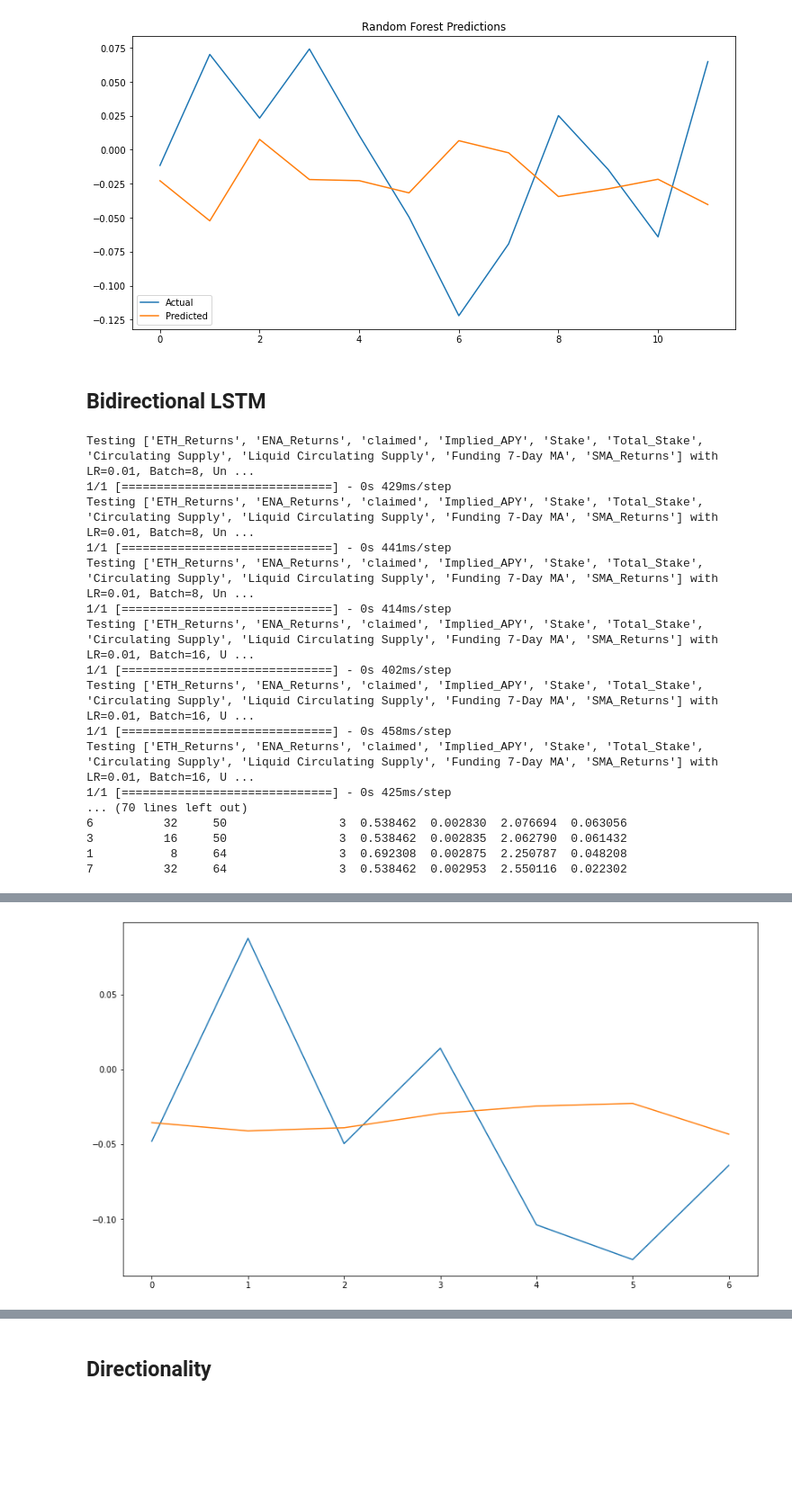
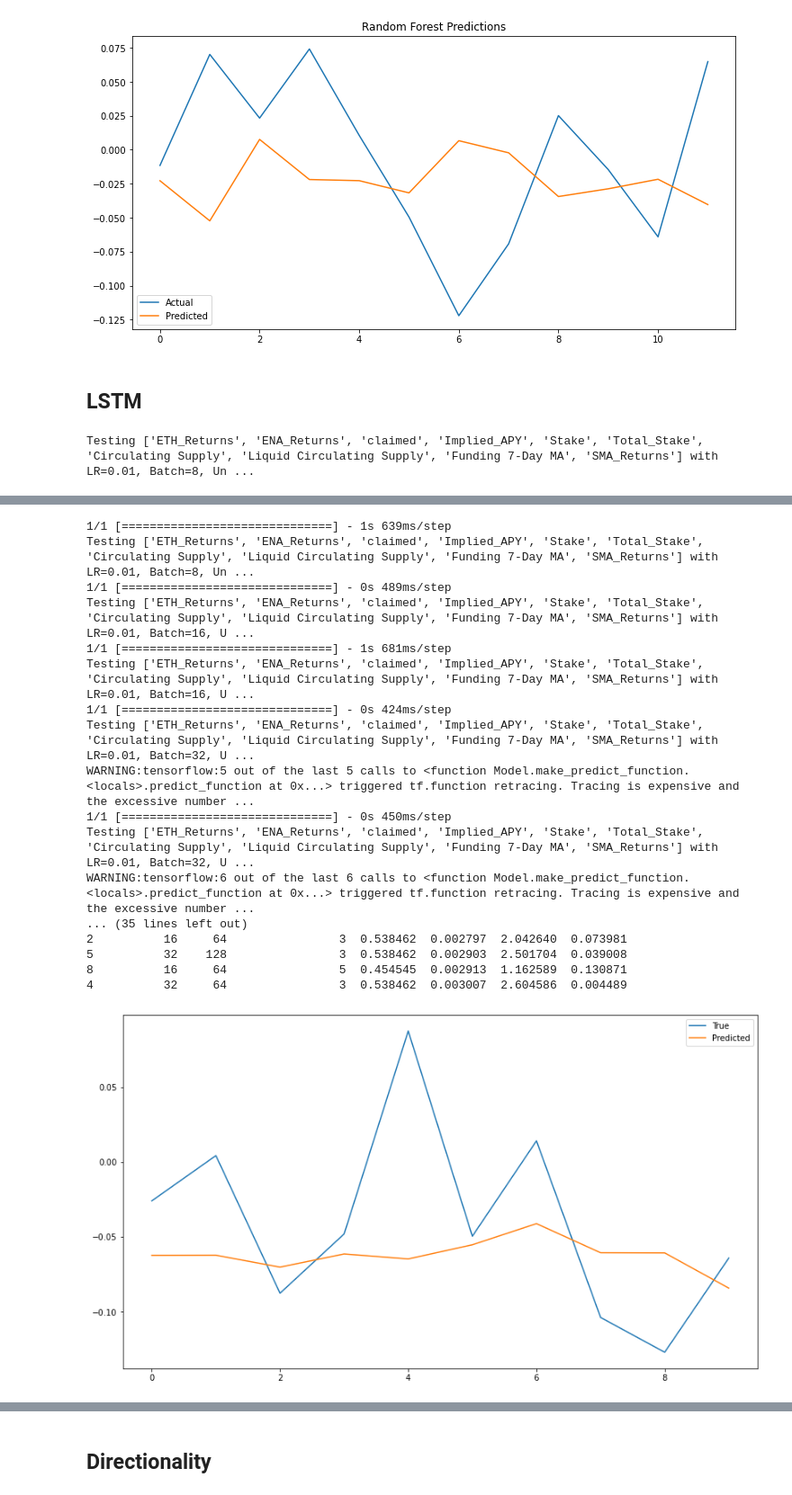
Before and after one commit to setamies/ena_analysis, a Jupyter notebook: ENA_Analysis.ipynb, the cells around one changed output, grey strips where cells are left out. Shown: that part at 90% size. Saved outputs shown, nothing was run; the diff lists cells and outputs as text; code cells hidden in the pictures; blank space fills up the shorter version.

```diff
--- a/ena_analysis_backtest_new.ipynb
+++ b/ENA_Analysis.ipynb
@@ -66,7 +60,7 @@ def merge_supply(df, supply_df, stake_column):
 # %%
 # Load data
-df = pd.read_csv('ena_1h_data.csv')
-df_daily = pd.read_csv('ena_1d_data.csv')
+df = pd.read_csv('data/ena_1h_data.csv')
+df_daily = pd.read_csv('data/ena_1d_data.csv')
 
 # Convert 'Datetime' columns to datetime type
 df, df_daily = to_datetime(df, ['Datetime']), to_datetime(df_daily, ['Datetime'])
@@ -358,0 +250,17 @@ df_daily = df_daily.merge(daily_apy, how='left', left_on='Datetime', right_on='D
+# %%
+
+
+# Define parameters
+symbol = 'ETHUSDT'  # ETH/USDT perpetual contract
+start_date = '2024-04-01'  # Start date (format YYYY-MM-DD)
+end_date = datetime.now().strftime('%Y-%m-%d')  # Today's date
+
+# Fetch and process the data
+funding_data = fetch_futures_funding_rates(symbol, start_date, end_date)
+daily_apy = process_funding_data(funding_data)
+
+# Plot the data
+plot_daily_apy(daily_apy)
+
+# Merge the funding data with df_daily
+df_daily = df_daily.merge(daily_apy, how='left', on='Datetime')
@@ -842,5 +712,5 @@ df_daily.to_csv('daily_df_complete.csv', index=False)
 # %% [markdown]
-## Bidirectional LSTM
+## LSTM
 # %%
 import numpy as np
 import pandas as pd
@@ -861,6 +731,7 @@ def mean_directional_accuracy(actual, predicted):
 feature_sets = [
     #['ENA_Returns', 'claimed', 'Total_Stake', 'ETH_Returns', 'Implied_APY'],
     ['ETH_Returns', 'ENA_Returns', 'claimed', 'Implied_APY', 'Stake', 'Total_Stake', 'Circulating Supply', 'Liquid Circulating Supply', 'Funding 7-Day MA', 'SMA_Returns'],
+    #['Stake', 'Funding 7-Day MA', 'Implied_APY']
     #['Funding 7-Day MA', 'Implied_APY', 'Stake', 'claimed'],
     #['Stake', 'Funding 7-Day MA', 'Implied_APY']
 ]
@@ -870,9 +741,9 @@ data = df_daily
 
 # Hyperparameters
 learning_rates = [0.01]
-batch_sizes = [8, 16, 32]
-num_units = [50, 64, 128]
-sequence_lengths = [3, 5, 7, 10]
+batch_sizes = [16, 32]
+num_units = [64, 128]
+sequence_lengths = [3, 5, 7]
 performance_records = []
 
 # Convert an array of values into a dataset matrix
@@ -883,12 +754,9 @@ def create_dataset(data, sequence_length):
         data = data.values
 
     for i in range(len(data) - sequence_length):
-        # Using .iloc in pandas to handle row and column slicing if it's a DataFrame
-        # If data is a numpy array, normal slicing will be used
         X.append(data[i:(i + sequence_length), :-1])  # Inputs: all columns except the last
         y.append(data[i + sequence_length, -1])       # Outputs: the last column
     return np.array(X), np.array(y)
-
 
 # Loop through feature sets
 for features in feature_sets:
@@ -968,22 +836,7 @@ sequence_length = best_model_config['Sequence length']  # Ensure this is used co
 plt.figure(figsize=(14, 8))
 plt.plot(y_test_inverted, label='True')
 plt.plot(predictions, label='Predicted')
+plt.legend(['True', 'Predicted'])  # Add legends
 plt.show()
 # %% [output]
 Testing ['ETH_Returns', 'ENA_Returns', 'claimed', 'Implied_APY', 'Stake', 'Total_Stake', 'Circulating Supply', 'Liquid Circulating Supply', 'Funding 7-Day MA', 'SMA_Returns'] with LR=0.01, Batch=8, Un ...
-1/1 [==============================] - 0s 429ms/step
-Testing ['ETH_Returns', 'ENA_Returns', 'claimed', 'Implied_APY', 'Stake', 'Total_Stake', 'Circulating Supply', 'Liquid Circulating Supply', 'Funding 7-Day MA', 'SMA_Returns'] with LR=0.01, Batch=8, Un ...
-1/1 [==============================] - 0s 441ms/step
-Testing ['ETH_Returns', 'ENA_Returns', 'claimed', 'Implied_APY', 'Stake', 'Total_Stake', 'Circulating Supply', 'Liquid Circulating Supply', 'Funding 7-Day MA', 'SMA_Returns'] with LR=0.01, Batch=8, Un ...
-1/1 [==============================] - 0s 414ms/step
-Testing ['ETH_Returns', 'ENA_Returns', 'claimed', 'Implied_APY', 'Stake', 'Total_Stake', 'Circulating Supply', 'Liquid Circulating Supply', 'Funding 7-Day MA', 'SMA_Returns'] with LR=0.01, Batch=16, U ...
-1/1 [==============================] - 0s 402ms/step
-Testing ['ETH_Returns', 'ENA_Returns', 'claimed', 'Implied_APY', 'Stake', 'Total_Stake', 'Circulating Supply', 'Liquid Circulating Supply', 'Funding 7-Day MA', 'SMA_Returns'] with LR=0.01, Batch=16, U ...
-1/1 [==============================] - 0s 458ms/step
-Testing ['ETH_Returns', 'ENA_Returns', 'claimed', 'Implied_APY', 'Stake', 'Total_Stake', 'Circulating Supply', 'Liquid Circulating Supply', 'Funding 7-Day MA', 'SMA_Returns'] with LR=0.01, Batch=16, U ...
-1/1 [==============================] - 0s 425ms/step
-... (70 lines left out)
-6          32     50                3  0.538462  0.002830  2.076694  0.063056
-3          16     50                3  0.538462  0.002835  2.062790  0.061432
-1           8     64                3  0.692308  0.002875  2.250787  0.048208
-7          32     64                3  0.538462  0.002953  2.550116  0.022302
@@ -990,4 +848,21 @@ Testing ['ETH_Returns', 'ENA_Returns', 'claimed', 'Implied_APY', 'Stake', 'Total
+1/1 [==============================] - 1s 639ms/step
+Testing ['ETH_Returns', 'ENA_Returns', 'claimed', 'Implied_APY', 'Stake', 'Total_Stake', 'Circulating Supply', 'Liquid Circulating Supply', 'Funding 7-Day MA', 'SMA_Returns'] with LR=0.01, Batch=8, Un ...
+1/1 [==============================] - 0s 489ms/step
+Testing ['ETH_Returns', 'ENA_Returns', 'claimed', 'Implied_APY', 'Stake', 'Total_Stake', 'Circulating Supply', 'Liquid Circulating Supply', 'Funding 7-Day MA', 'SMA_Returns'] with LR=0.01, Batch=16, U ...
+1/1 [==============================] - 1s 681ms/step
+Testing ['ETH_Returns', 'ENA_Returns', 'claimed', 'Implied_APY', 'Stake', 'Total_Stake', 'Circulating Supply', 'Liquid Circulating Supply', 'Funding 7-Day MA', 'SMA_Returns'] with LR=0.01, Batch=16, U ...
+1/1 [==============================] - 0s 424ms/step
+Testing ['ETH_Returns', 'ENA_Returns', 'claimed', 'Implied_APY', 'Stake', 'Total_Stake', 'Circulating Supply', 'Liquid Circulating Supply', 'Funding 7-Day MA', 'SMA_Returns'] with LR=0.01, Batch=32, U ...
+WARNING:tensorflow:5 out of the last 5 calls to <function Model.make_predict_function.<locals>.predict_function at 0x...> triggered tf.function retracing. Tracing is expensive and the excessive number ...
+1/1 [==============================] - 0s 450ms/step
+Testing ['ETH_Returns', 'ENA_Returns', 'claimed', 'Implied_APY', 'Stake', 'Total_Stake', 'Circulating Supply', 'Liquid Circulating Supply', 'Funding 7-Day MA', 'SMA_Returns'] with LR=0.01, Batch=32, U ...
+WARNING:tensorflow:6 out of the last 6 calls to <function Model.make_predict_function.<locals>.predict_function at 0x...> triggered tf.function retracing. Tracing is expensive and the excessive number ...
+... (35 lines left out)
+2          16     64                3  0.538462  0.002797  2.042640  0.073981
+5          32    128                3  0.538462  0.002903  2.501704  0.039008
+8          16     64                5  0.454545  0.002913  1.162589  0.130871
+4          32     64                3  0.538462  0.003007  2.604586  0.004489
-[figure, old version]
+[figure, new version]
 # %%
 performance_df.sort_values(by='R2', ascending=False)
 # %% [output]
```
Also changed, not shown: parts of 22 cells of this notebook, 11 other files.
